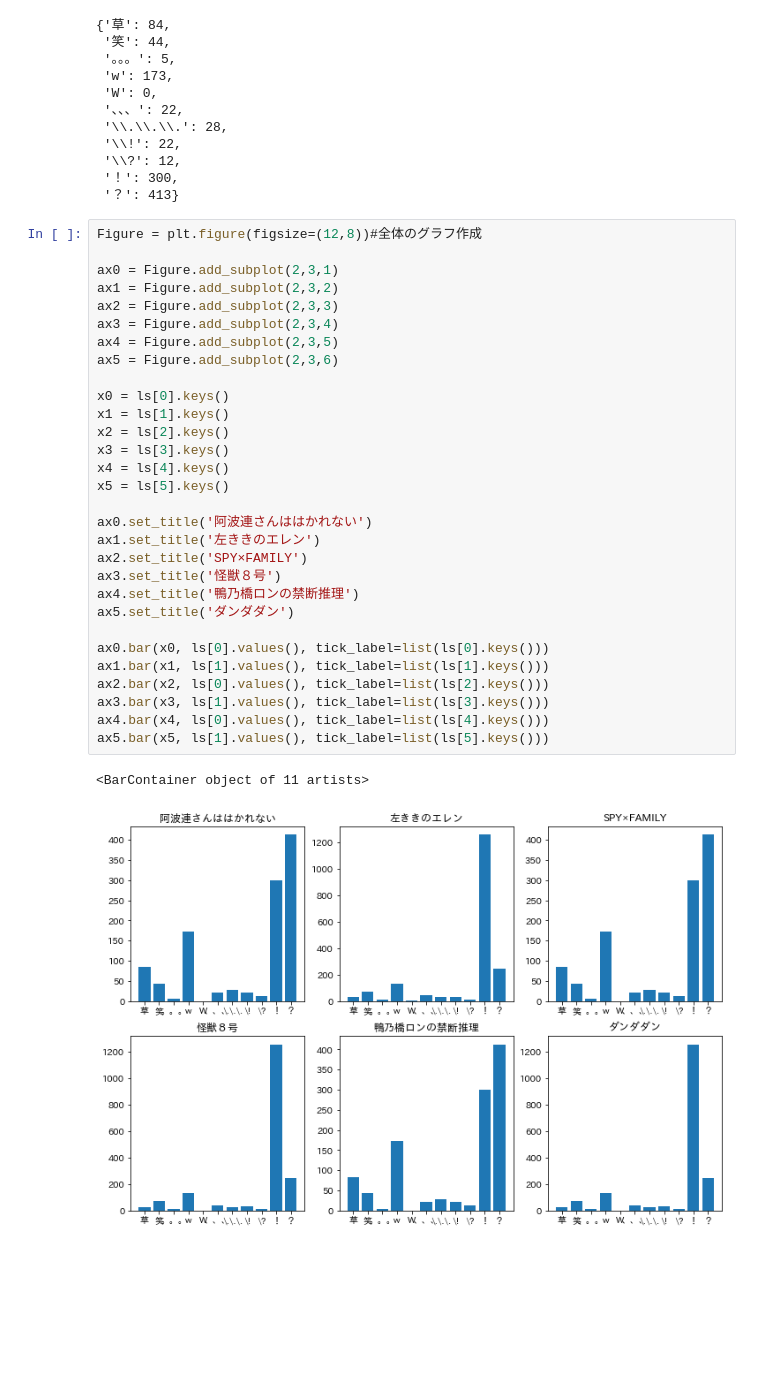
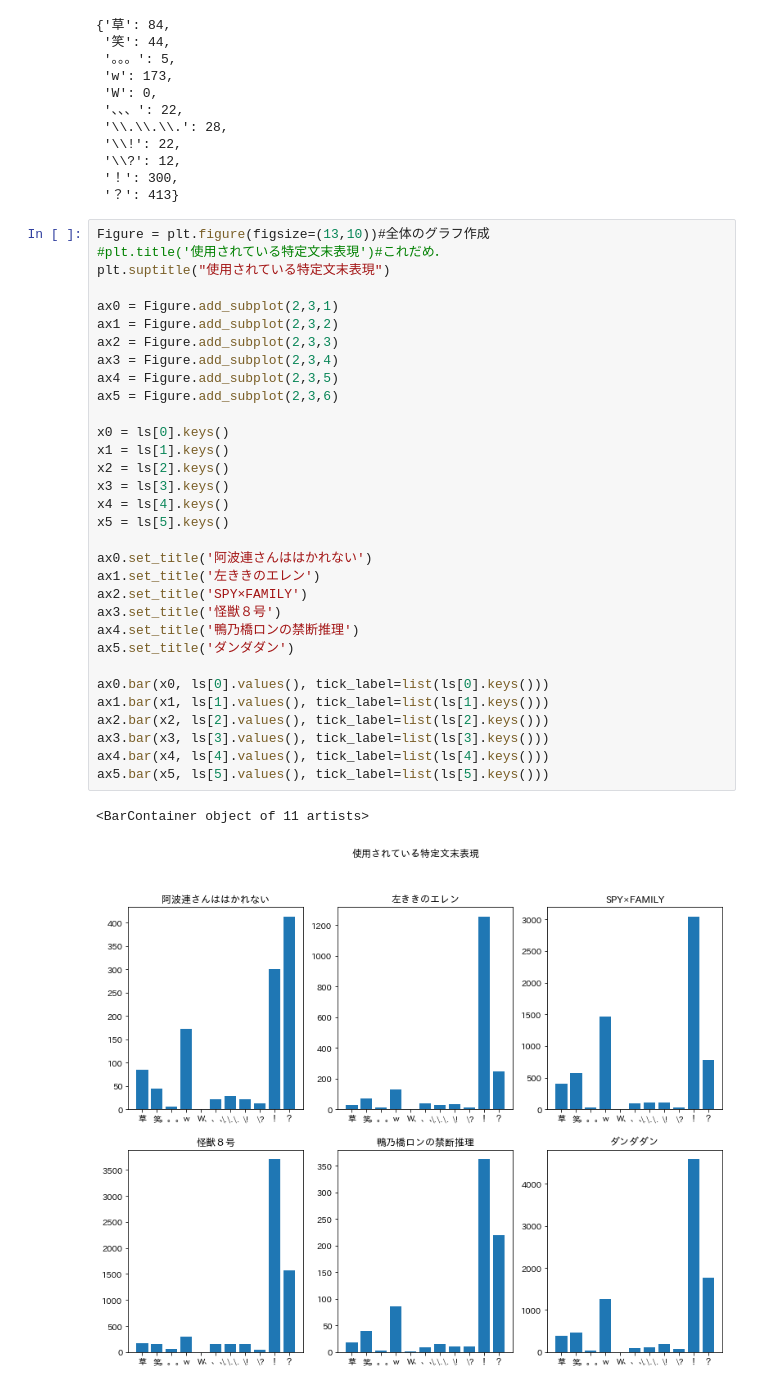
Before and after one commit to aSatoshiShimomura/ncg2022-training-DA, a Jupyter notebook: work/rin_analysis.ipynb, the cells around one changed output. Saved outputs shown, nothing was run; the diff lists cells and outputs as text; blank space fills up the shorter version.

```diff
--- a/work/rin_analysis.ipynb
+++ b/work/rin_analysis.ipynb
@@ -178,35 +178,37 @@ ls[0]
  '！': 300,
  '？': 413}
 # %%
-Figure = plt.figure(figsize=(12,8))#全体のグラフ作成
+Figure = plt.figure(figsize=(13,10))#全体のグラフ作成
+#plt.title('使用されている特定文末表現')#これだめ．
+plt.suptitle("使用されている特定文末表現")
 
 ax0 = Figure.add_subplot(2,3,1)
 ax1 = Figure.add_subplot(2,3,2)
 ax2 = Figure.add_subplot(2,3,3)
 ax3 = Figure.add_subplot(2,3,4)
 ax4 = Figure.add_subplot(2,3,5)
 ax5 = Figure.add_subplot(2,3,6)
 
 x0 = ls[0].keys()
 x1 = ls[1].keys()
 x2 = ls[2].keys()
 x3 = ls[3].keys()
 x4 = ls[4].keys()
 x5 = ls[5].keys()
 
 ax0.set_title('阿波連さんははかれない')
 ax1.set_title('左ききのエレン')
 ax2.set_title('SPY×FAMILY')
 ax3.set_title('怪獣８号')
 ax4.set_title('鴨乃橋ロンの禁断推理')
 ax5.set_title('ダンダダン')
 
 ax0.bar(x0, ls[0].values(), tick_label=list(ls[0].keys()))
 ax1.bar(x1, ls[1].values(), tick_label=list(ls[1].keys()))
-ax2.bar(x2, ls[0].values(), tick_label=list(ls[2].keys()))
-ax3.bar(x3, ls[1].values(), tick_label=list(ls[3].keys()))
-ax4.bar(x4, ls[0].values(), tick_label=list(ls[4].keys()))
-ax5.bar(x5, ls[1].values(), tick_label=list(ls[5].keys()))
+ax2.bar(x2, ls[2].values(), tick_label=list(ls[2].keys()))
+ax3.bar(x3, ls[3].values(), tick_label=list(ls[3].keys()))
+ax4.bar(x4, ls[4].values(), tick_label=list(ls[4].keys()))
+ax5.bar(x5, ls[5].values(), tick_label=list(ls[5].keys()))
 # %% [output]
 <BarContainer object of 11 artists>
-[figure, old version]
+[figure, new version]
```
